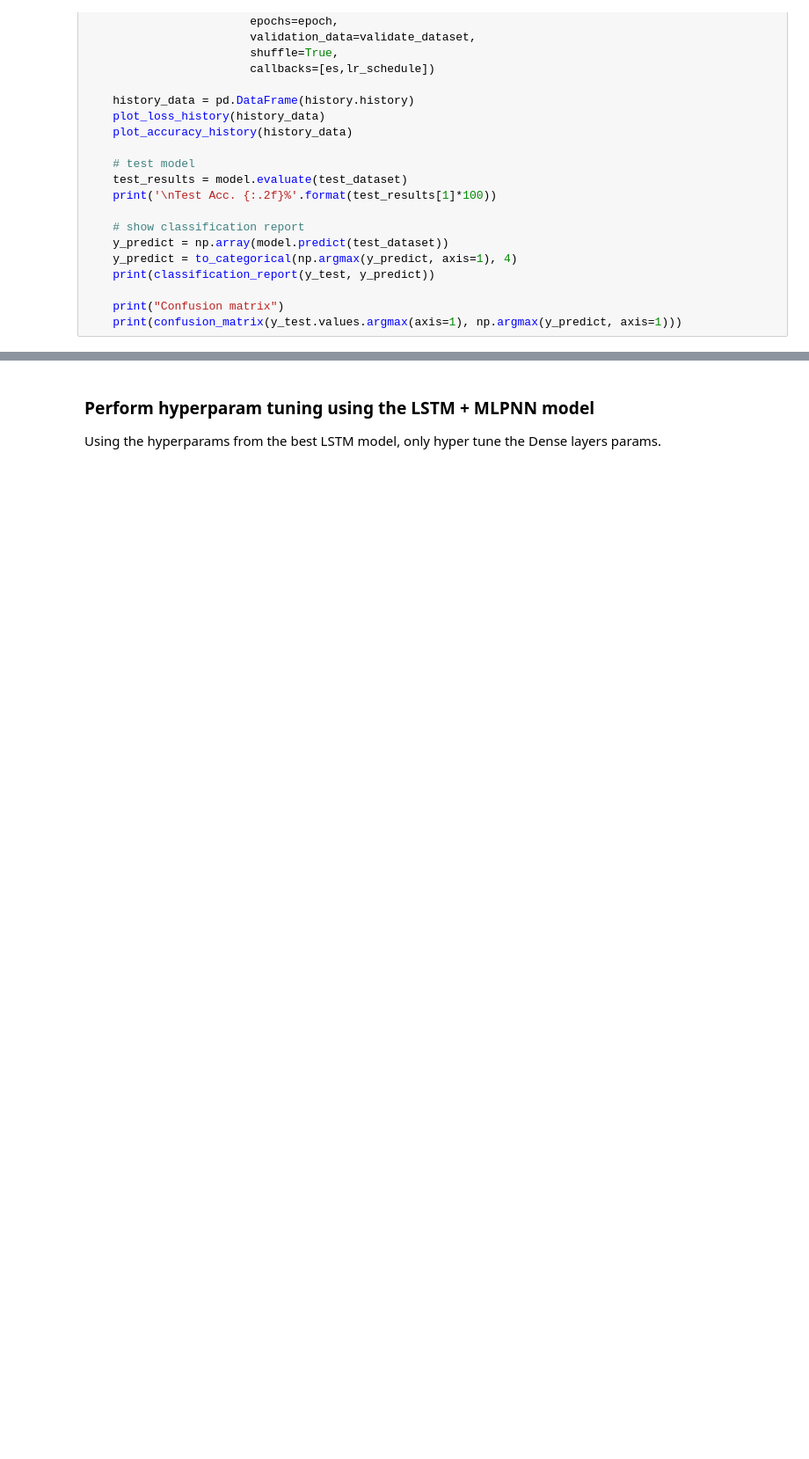
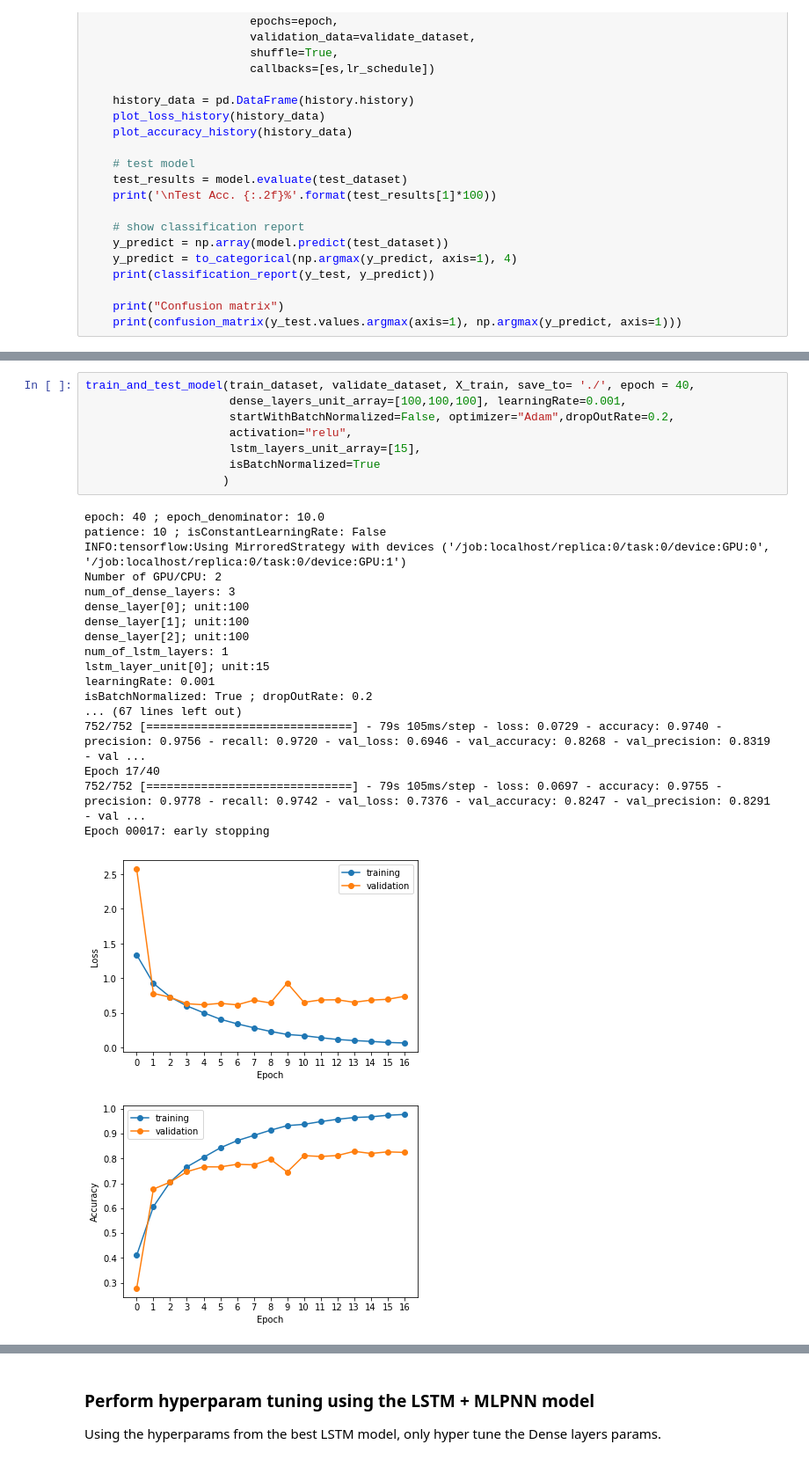
Before and after one commit to ronaldlee/eeg-feature-generation, a Jupyter notebook: final/LSTM_MLPNN_model_on_GAMEEMO_features_dataset.ipynb, the cells around one changed output, grey strips where cells are left out. Shown: that part at 88% size. Cells and saved outputs as stored; diff of their text form; blank space fills up the shorter version.

```diff
--- a/final/LSTM_MLPNN_model_on_GAMEEMO_features_dataset.ipynb
+++ b/final/LSTM_MLPNN_model_on_GAMEEMO_features_dataset.ipynb
@@ -239,0 +392,28 @@ train_and_test_model(train_dataset, validate_dataset, X_train, save_to= './', ep
+# %%
+train_and_test_model(train_dataset, validate_dataset, X_train, save_to= './', epoch = 40,
+                     dense_layers_unit_array=[100,100,100], learningRate=0.001,
+                     startWithBatchNormalized=False, optimizer="Adam",dropOutRate=0.2,
+                     activation="relu",
+                     lstm_layers_unit_array=[15],
+                     isBatchNormalized=True
+                    )
+# %% [output]
+epoch: 40 ; epoch_denominator: 10.0
+patience: 10 ; isConstantLearningRate: False
+INFO:tensorflow:Using MirroredStrategy with devices ('/job:localhost/replica:0/task:0/device:GPU:0', '/job:localhost/replica:0/task:0/device:GPU:1')
+Number of GPU/CPU: 2
+num_of_dense_layers: 3
+dense_layer[0]; unit:100
+dense_layer[1]; unit:100
+dense_layer[2]; unit:100
+num_of_lstm_layers: 1
+lstm_layer_unit[0]; unit:15
+learningRate: 0.001
+isBatchNormalized: True ; dropOutRate: 0.2
+... (67 lines left out)
+752/752 [==============================] - 79s 105ms/step - loss: 0.0729 - accuracy: 0.9740 - precision: 0.9756 - recall: 0.9720 - val_loss: 0.6946 - val_accuracy: 0.8268 - val_precision: 0.8319 - val ...
+Epoch 17/40
+752/752 [==============================] - 79s 105ms/step - loss: 0.0697 - accuracy: 0.9755 - precision: 0.9778 - recall: 0.9742 - val_loss: 0.7376 - val_accuracy: 0.8247 - val_precision: 0.8291 - val ...
+Epoch 00017: early stopping
+[figure, added]
+[figure, added]
```
Also changed, not shown: parts of 10 cells of this notebook, 2 other files.
